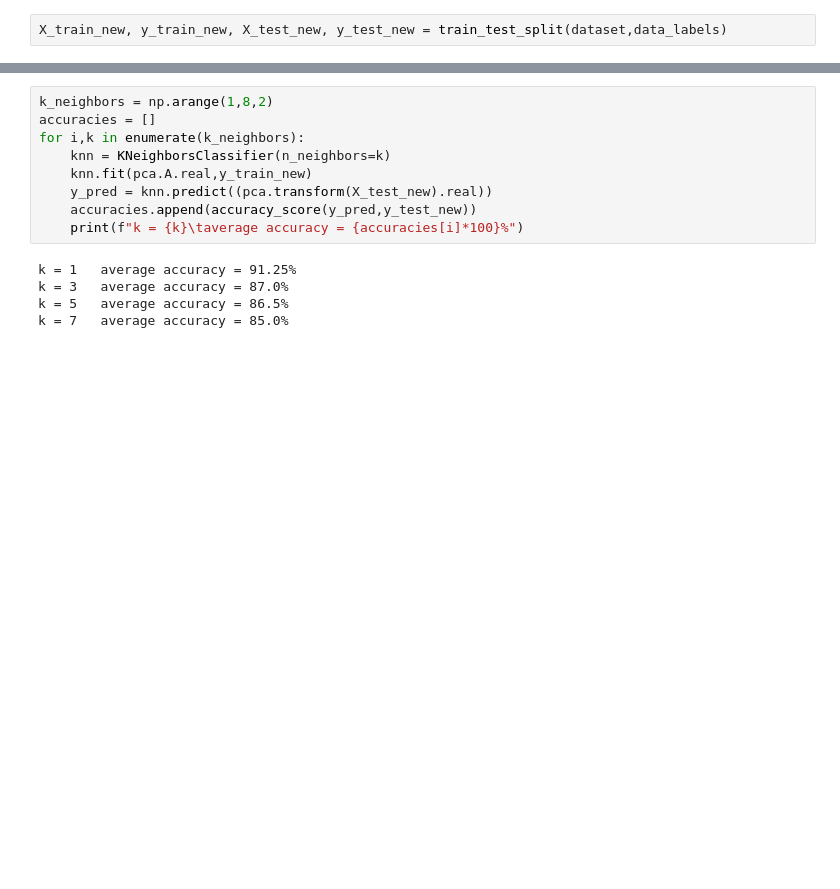
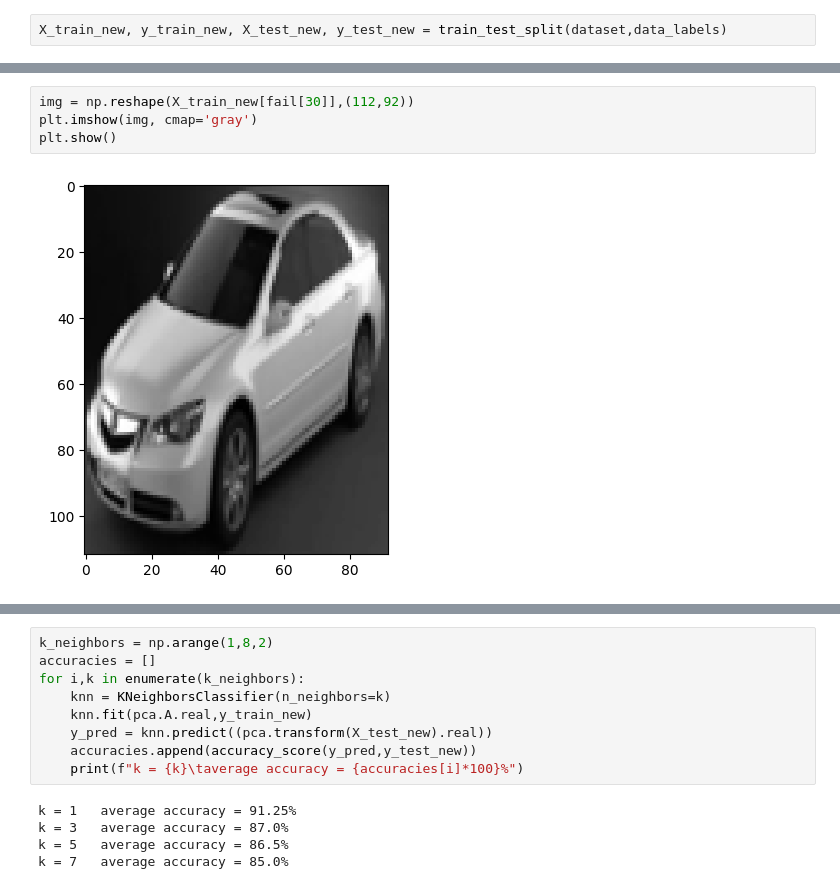
Before and after one commit to mawhab/Face-recognition-using-PCA, a Jupyter notebook: test.ipynb, the cells around one changed output, grey strips where cells are left out. Saved outputs shown, nothing was run; the diff lists cells and outputs as text; blank space fills up the shorter version.

```diff
--- a/test.ipynb
+++ b/test.ipynb
@@ -326,3 +380,9 @@ Finding top n eigen values to reach alpha (0.8): .. Done. -- Found top 37 eigen
+# %%
+img = np.reshape(X_train_new[fail[30]],(112,92))
+plt.imshow(img, cmap='gray')
+plt.show()
+# %% [output]
+[figure, added]
 # %%
 img = np.reshape(X_train_new[209],(112,92))
 plt.imshow(img, cmap='gray')
```
Also changed, not shown: parts of 13 cells of this notebook.
